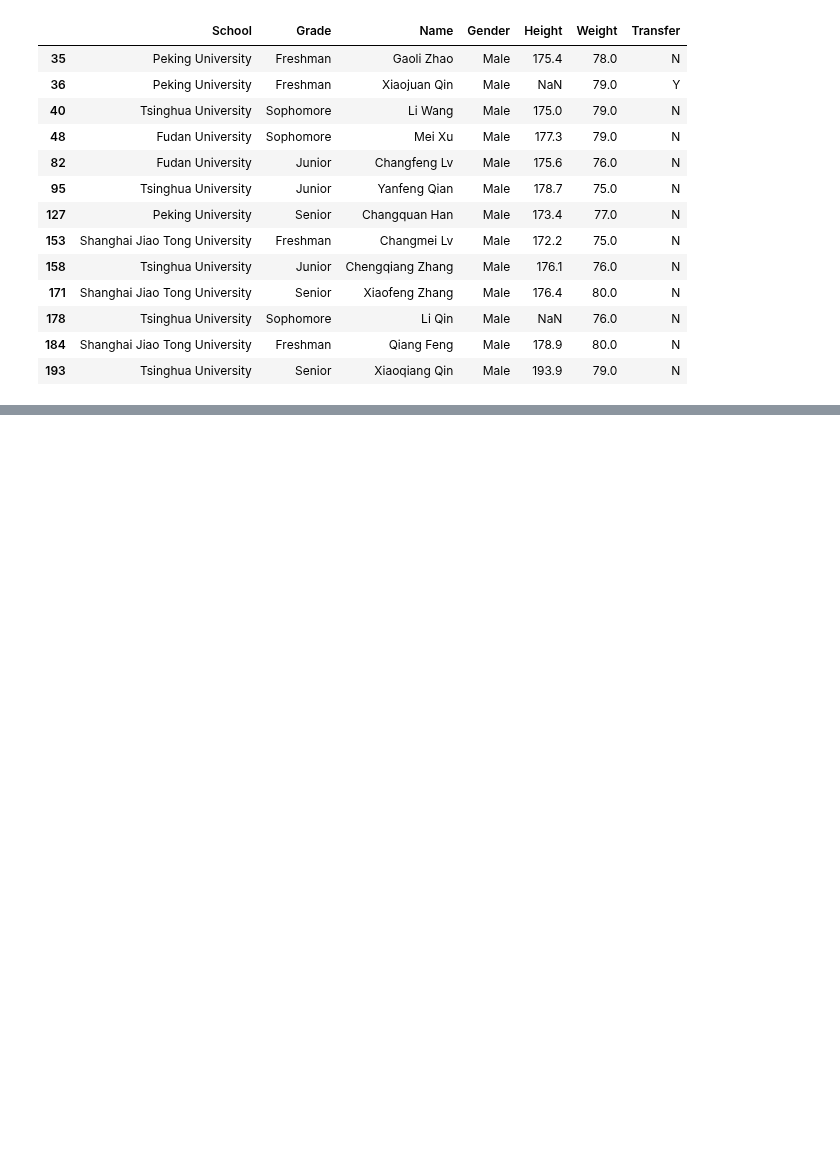
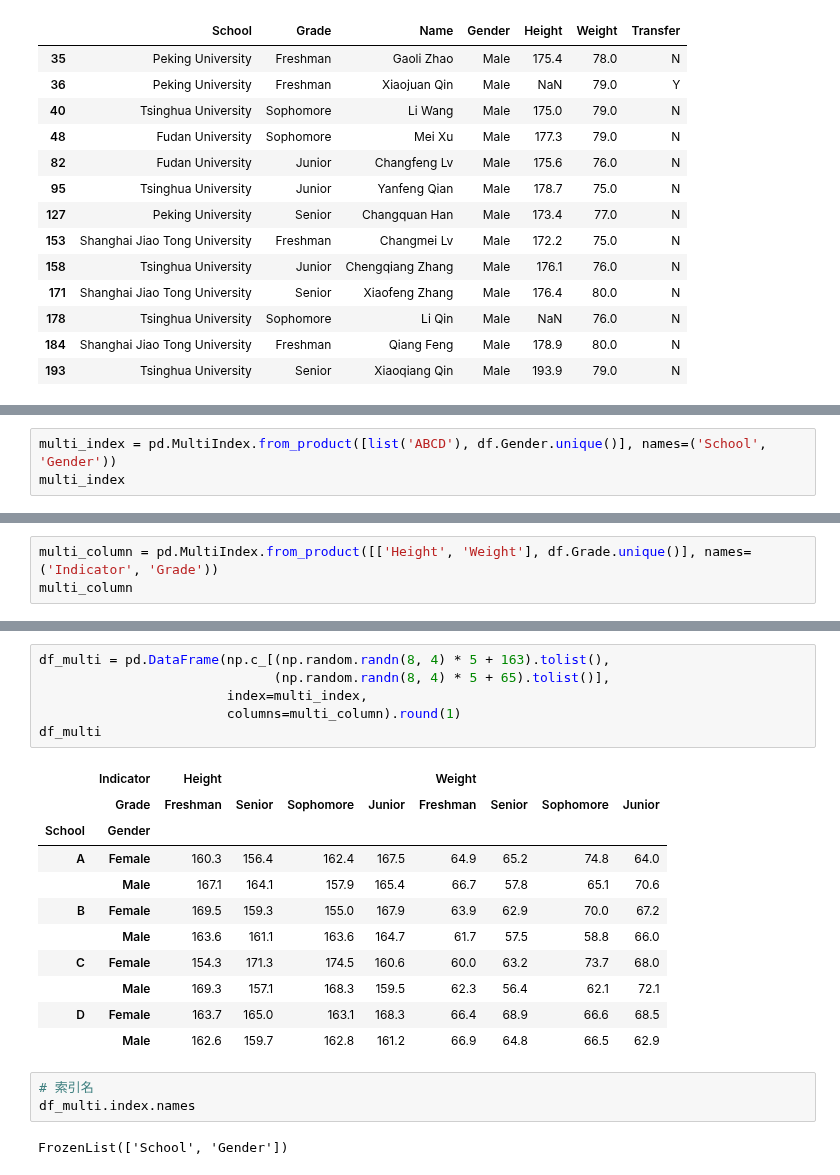
Before and after one commit to backtraxe/tutorials, a Jupyter notebook: pandas基础.ipynb, the cells around one changed output, grey strips where cells are left out. Saved outputs shown, nothing was run; the diff lists cells and outputs as text; blank space fills up the shorter version.

```diff
--- a/pandas基础.ipynb
+++ b/pandas基础.ipynb
@@ -1365,0 +1397,3 @@ df.query('Weight.between(@low, @high)')
+# %%
+multi_index = pd.MultiIndex.from_product([list('ABCD'), df.Gender.unique()], names=('School', 'Gender'))
+multi_index
@@ -1365,0 +1410,3 @@ df.query('Weight.between(@low, @high)')
+# %%
+multi_column = pd.MultiIndex.from_product([['Height', 'Weight'], df.Grade.unique()], names=('Indicator', 'Grade'))
+multi_column
@@ -1365,0 +1423,23 @@ df.query('Weight.between(@low, @high)')
+# %%
+df_multi = pd.DataFrame(np.c_[(np.random.randn(8, 4) * 5 + 163).tolist(),
+                              (np.random.randn(8, 4) * 5 + 65).tolist()],
+                        index=multi_index,
+                        columns=multi_column).round(1)
+df_multi
+# %% [output]
+|  | Indicator | Height |  |  |  | Weight |  |  |  |
+|  | Grade | Freshman | Senior | Sophomore | Junior | Freshman | Senior | Sophomore | Junior |
+| School | Gender |  |  |  |  |  |  |  |  |
+| A | Female | 160.3 | 156.4 | 162.4 | 167.5 | 64.9 | 65.2 | 74.8 | 64.0 |
+|  | Male | 167.1 | 164.1 | 157.9 | 165.4 | 66.7 | 57.8 | 65.1 | 70.6 |
+| B | Female | 169.5 | 159.3 | 155.0 | 167.9 | 63.9 | 62.9 | 70.0 | 67.2 |
+|  | Male | 163.6 | 161.1 | 163.6 | 164.7 | 61.7 | 57.5 | 58.8 | 66.0 |
+| C | Female | 154.3 | 171.3 | 174.5 | 160.6 | 60.0 | 63.2 | 73.7 | 68.0 |
+|  | Male | 169.3 | 157.1 | 168.3 | 159.5 | 62.3 | 56.4 | 62.1 | 72.1 |
+| D | Female | 163.7 | 165.0 | 163.1 | 168.3 | 66.4 | 68.9 | 66.6 | 68.5 |
+|  | Male | 162.6 | 159.7 | 162.8 | 161.2 | 66.9 | 64.8 | 66.5 | 62.9 |
+# %%
+# 索引名
+df_multi.index.names
+# %% [output]
+FrozenList(['School', 'Gender'])
```
Also changed, not shown: parts of 11 cells of this notebook.
